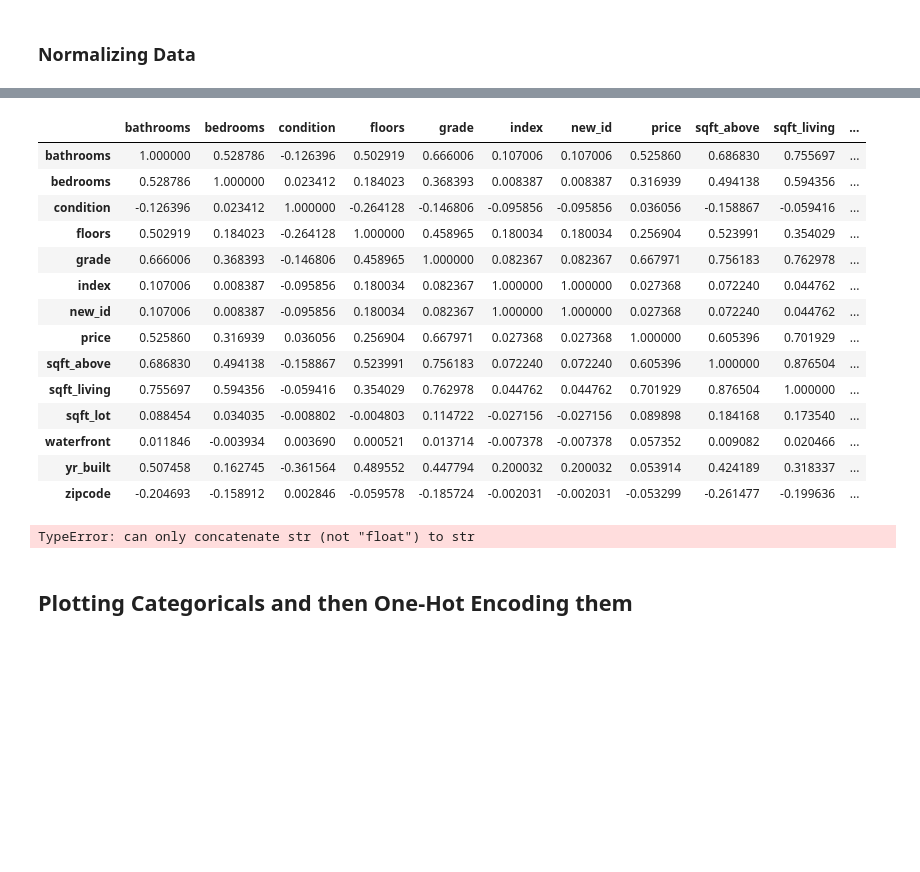
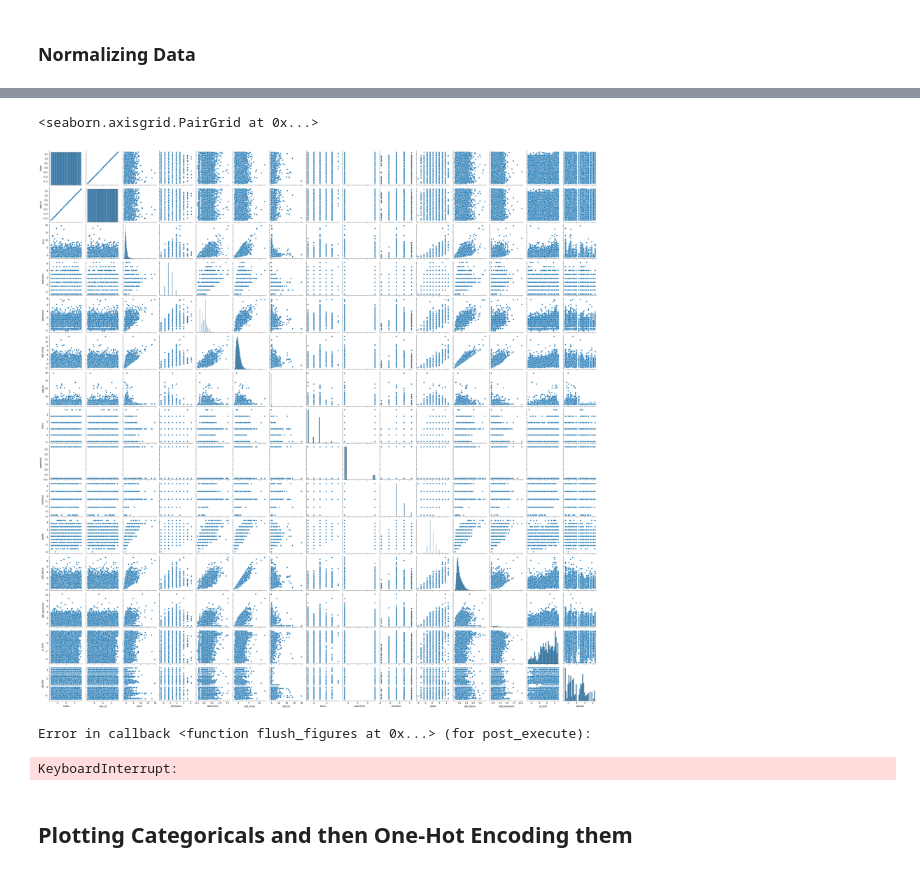
Before and after one commit to jxn628/dsc-home-price-analysis, a Jupyter notebook: student.ipynb, the cells around one changed output, grey strips where cells are left out. Drawn from its saved outputs; the diff is of its cells as text; code cells hidden in the pictures; blank space fills up the shorter version.

```diff
--- a/student.ipynb
+++ b/student.ipynb
@@ -385,4 +393,5 @@ df.head(5)
 def norm_feat(series):
     return (series - series.mean())/series.std()
 # %%
-df_norm = norm_feat(df)
+data = norm_feat(df)
+data
@@ -389,18 +412,10 @@ df_norm = norm_feat(df)
-# %%
-df_norm.corr()
-# %% [output]
-|  | bathrooms | bedrooms | condition | floors | grade | index | new_id | price | sqft_above | sqft_living | ... |
-| bathrooms | 1.000000 | 0.528786 | -0.126396 | 0.502919 | 0.666006 | 0.107006 | 0.107006 | 0.525860 | 0.686830 | 0.755697 | ... |
-| bedrooms | 0.528786 | 1.000000 | 0.023412 | 0.184023 | 0.368393 | 0.008387 | 0.008387 | 0.316939 | 0.494138 | 0.594356 | ... |
-| condition | -0.126396 | 0.023412 | 1.000000 | -0.264128 | -0.146806 | -0.095856 | -0.095856 | 0.036056 | -0.158867 | -0.059416 | ... |
-| floors | 0.502919 | 0.184023 | -0.264128 | 1.000000 | 0.458965 | 0.180034 | 0.180034 | 0.256904 | 0.523991 | 0.354029 | ... |
-| grade | 0.666006 | 0.368393 | -0.146806 | 0.458965 | 1.000000 | 0.082367 | 0.082367 | 0.667971 | 0.756183 | 0.762978 | ... |
-| index | 0.107006 | 0.008387 | -0.095856 | 0.180034 | 0.082367 | 1.000000 | 1.000000 | 0.027368 | 0.072240 | 0.044762 | ... |
-| new_id | 0.107006 | 0.008387 | -0.095856 | 0.180034 | 0.082367 | 1.000000 | 1.000000 | 0.027368 | 0.072240 | 0.044762 | ... |
-| price | 0.525860 | 0.316939 | 0.036056 | 0.256904 | 0.667971 | 0.027368 | 0.027368 | 1.000000 | 0.605396 | 0.701929 | ... |
-| sqft_above | 0.686830 | 0.494138 | -0.158867 | 0.523991 | 0.756183 | 0.072240 | 0.072240 | 0.605396 | 1.000000 | 0.876504 | ... |
-| sqft_living | 0.755697 | 0.594356 | -0.059416 | 0.354029 | 0.762978 | 0.044762 | 0.044762 | 0.701929 | 0.876504 | 1.000000 | ... |
-| sqft_lot | 0.088454 | 0.034035 | -0.008802 | -0.004803 | 0.114722 | -0.027156 | -0.027156 | 0.089898 | 0.184168 | 0.173540 | ... |
-| waterfront | 0.011846 | -0.003934 | 0.003690 | 0.000521 | 0.013714 | -0.007378 | -0.007378 | 0.057352 | 0.009082 | 0.020466 | ... |
-| yr_built | 0.507458 | 0.162745 | -0.361564 | 0.489552 | 0.447794 | 0.200032 | 0.200032 | 0.053914 | 0.424189 | 0.318337 | ... |
-| zipcode | -0.204693 | -0.158912 | 0.002846 | -0.059578 | -0.185724 | -0.002031 | -0.002031 | -0.053299 | -0.261477 | -0.199636 | ... |
+# %%
+sns.pairplot(data)
+# %% [output]
+<seaborn.axisgrid.PairGrid at 0x...>
+[figure, added]
+# %%
+sns.heatmap(data, annot=True);
+# %% [output]
+Error in callback <function flush_figures at 0x...> (for post_execute):
+KeyboardInterrupt:
@@ -407,7 +428,5 @@ df_norm.corr()
 # %%
-for feat in ['price', 'bedrooms', 'bathrooms', 'sqft_living', 'sqft_lot', 'floors', 'waterfront',
+for feat in ['bedrooms', 'bathrooms', 'sqft_living', 'sqft_lot', 'floors', 'waterfront',
             'condition', 'grade', 'sqft_above', 'sqft_basement']:
     df[feat] = norm_feat(df[feat])
 df.describe()
-# %% [output]
-TypeError: can only concatenate str (not "float") to str
```
Also changed, not shown: parts of 20 cells of this notebook.
